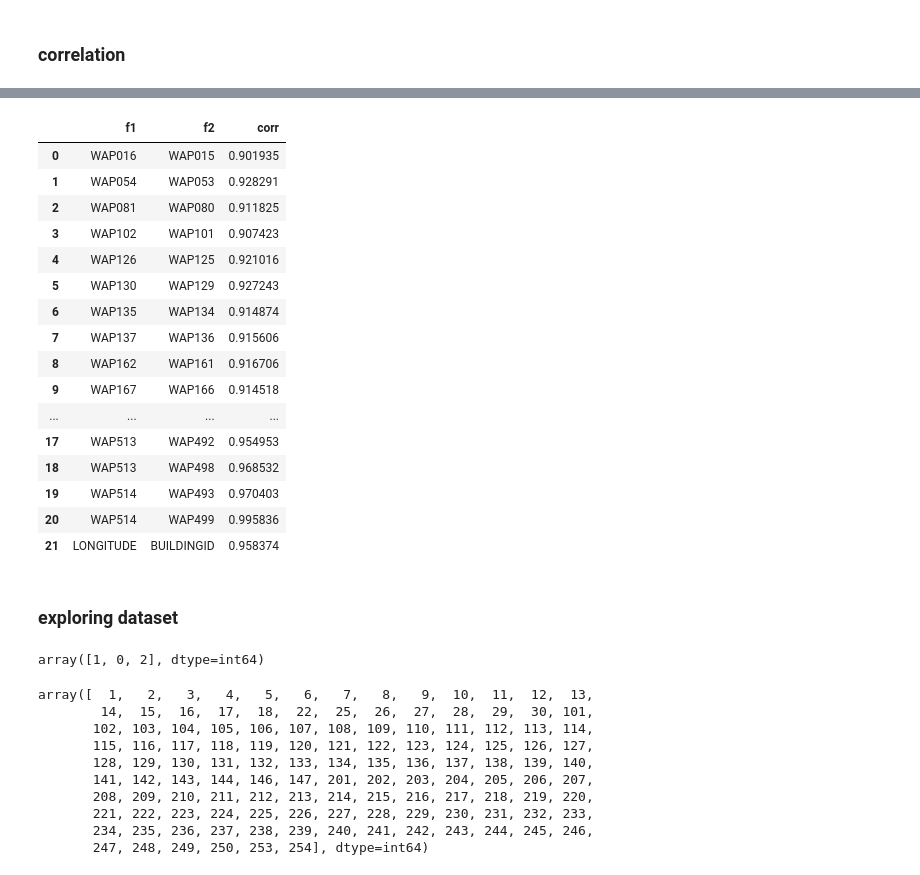
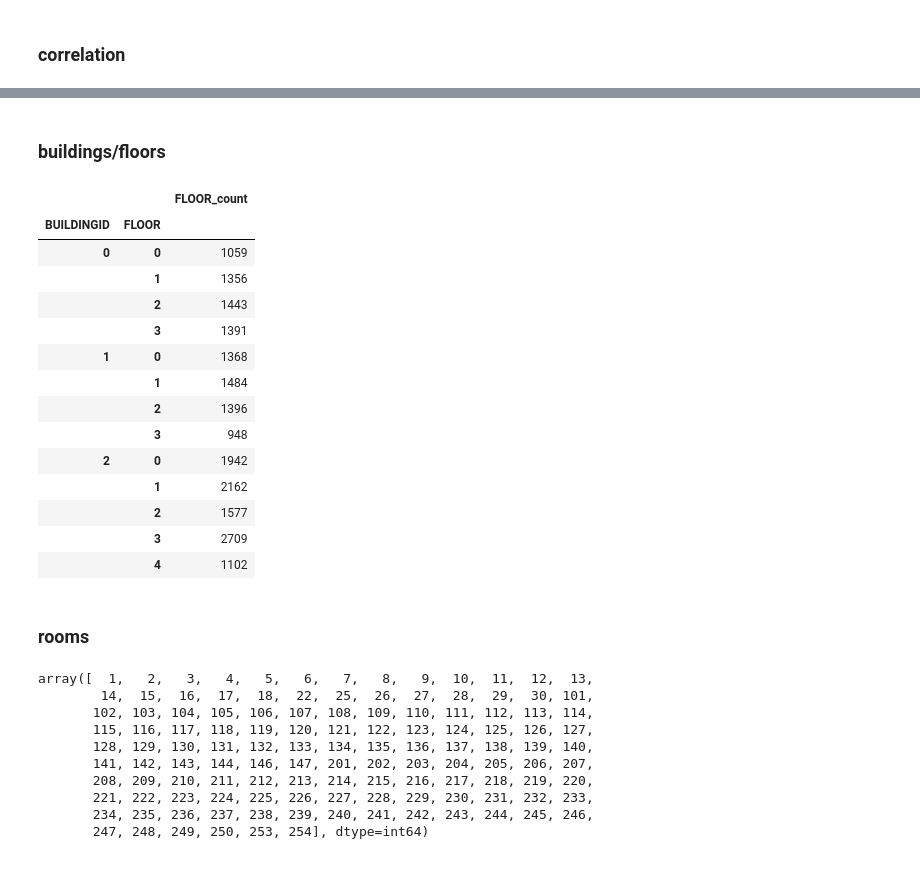
Before and after one commit to vk1408/UJIIndoorLoc, a Jupyter notebook: UJIIndoorLoc.ipynb, the cells around one changed output, grey strips where cells are left out. Drawn from its saved outputs; the diff is of its cells as text; code cells hidden in the pictures.

```diff
--- a/UJIIndoorLoc.ipynb
+++ b/UJIIndoorLoc.ipynb
@@ -52,30 +51,28 @@ high_corr_features = get_correlation(trainingData,0.9)
-# %%
-high_corr_features
-# %% [output]
-|  | f1 | f2 | corr |
-| 0 | WAP016 | WAP015 | 0.901935 |
-| 1 | WAP054 | WAP053 | 0.928291 |
-| 2 | WAP081 | WAP080 | 0.911825 |
-| 3 | WAP102 | WAP101 | 0.907423 |
-| 4 | WAP126 | WAP125 | 0.921016 |
-| 5 | WAP130 | WAP129 | 0.927243 |
-| 6 | WAP135 | WAP134 | 0.914874 |
-| 7 | WAP137 | WAP136 | 0.915606 |
-| 8 | WAP162 | WAP161 | 0.916706 |
-| 9 | WAP167 | WAP166 | 0.914518 |
-| ... | ... | ... | ... |
-| 17 | WAP513 | WAP492 | 0.954953 |
-| 18 | WAP513 | WAP498 | 0.968532 |
-| 19 | WAP514 | WAP493 | 0.970403 |
-| 20 | WAP514 | WAP499 | 0.995836 |
-| 21 | LONGITUDE | BUILDINGID | 0.958374 |
 # %% [markdown]
-### exploring dataset
+### buildings/floors
 # %%
-# how many buildings?
-trainingData.BUILDINGID.unique()
+# how many buildings and floors?
+buildings_floors = trainingData.groupby(['BUILDINGID','FLOOR']).agg({'FLOOR':['count']})
+buildings_floors.columns = ['_'.join(col) for col in buildings_floors.columns]
+buildings_floors
 # %% [output]
-array([1, 0, 2], dtype=int64)
+|  |  | FLOOR_count |
+| BUILDINGID | FLOOR |  |
+| 0 | 0 | 1059 |
+|  | 1 | 1356 |
+|  | 2 | 1443 |
+|  | 3 | 1391 |
+| 1 | 0 | 1368 |
+|  | 1 | 1484 |
+|  | 2 | 1396 |
+|  | 3 | 948 |
+| 2 | 0 | 1942 |
+|  | 1 | 2162 |
+|  | 2 | 1577 |
+|  | 3 | 2709 |
+|  | 4 | 1102 |
+# %% [markdown]
+### rooms
 # %%
 # range of rooms
 import numpy as np
```
Also changed, not shown: parts of 111 cells of this notebook, 1 other file.
